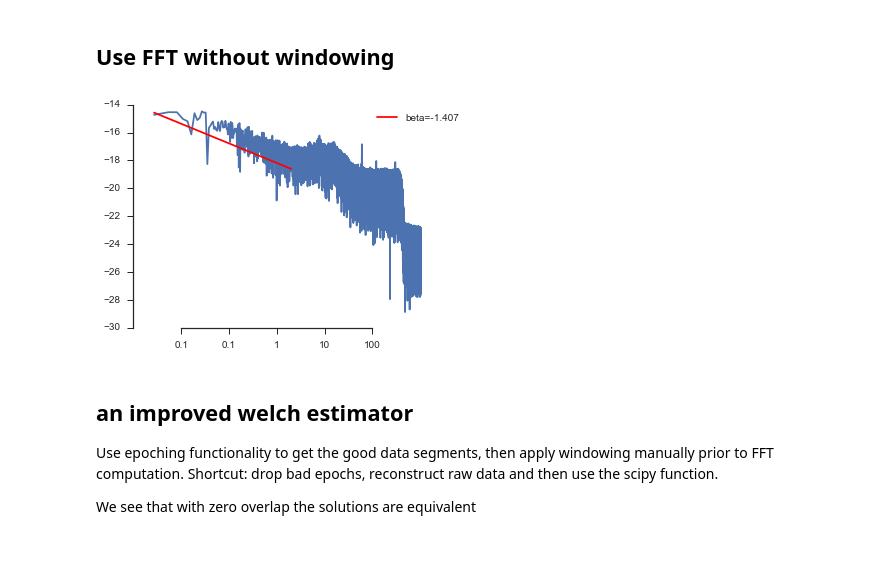
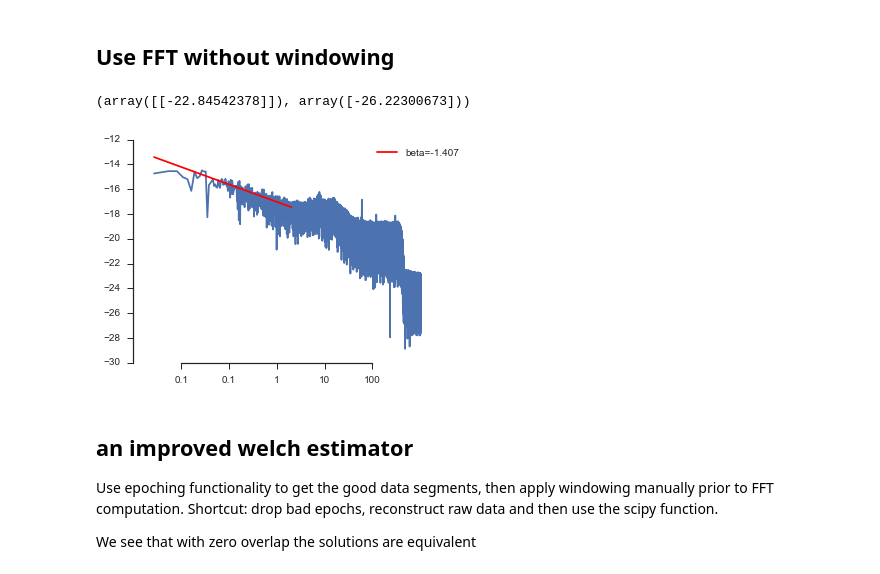
Before and after one commit to neurospin/meg_study_dynamic_scales, a Jupyter notebook: scripts/paper_check_powerlaw_fit.ipynb, the cells around one changed output. Drawn from its saved outputs; the diff is of its cells as text; code cells hidden in the pictures.

```diff
--- a/scripts/paper_check_powerlaw_fit.ipynb
+++ b/scripts/paper_check_powerlaw_fit.ipynb
@@ -190,31 +182,38 @@ for exp in [12, 13, 14, 15, 16, 17, 18]:
 # %% [markdown]
 ## Use FFT without windowing
+# %%
+(lm.intercept_ - (lm.coef_ * frange)), lm.intercept_
+# %% [output]
+(array([[-22.84542378]]), array([-26.22300673]))
 # %%
 from scipy import fft, fftpack
 
 freqs = fftpack.fftfreq(len(raw[100][0][0]), raw.times[1] - raw.times[0])
 freqs = freqs[:freqs.size/2]
 
 psd = fftpack.fft(raw[100][0][0])
 psd = np.abs(psd[:psd.size/2][None, :]) ** 2
 
 fmask = (freqs <= 2) & (freqs > 0)
 lm = LinearRegression(normalize=False).fit(
    np.log10(freqs[fmask][:, None]),
    np.log10(psd.T[fmask]),
    )
 frange = np.log10(freqs[fmask].max()) - np.log10(freqs[fmask].min())
 plt.figure()
 plt.plot(np.log10(freqs), np.log10(psd.T))
+
+fit_line = np.array([lm.intercept_,
+                     lm.intercept_ + lm.coef_ * frange])
+offset = np.abs(np.diff(fit_line.ravel()))[0]
 plt.plot(np.log10(freqs[fmask][[0, -1]]),
-         np.array([lm.intercept_,
-                   lm.intercept_ + lm.coef_ * frange]) + frange, color='red',
+         fit_line + offset, color='red',
          label='beta=%0.3f' % lm.coef_[0])
 plt.legend(loc='best')
 plt.xticks(np.log10([0.01, 0.1, 1, 10, 100]), [0.1, 0.1, 1, 10, 100])
 sns.despine(trim=True)
 # %% [output]
-[figure, old version]
+[figure, new version]
 # %% [markdown]
 ## an improved welch estimator
 
```
Also changed, not shown: parts of 32 cells of this notebook, 4 other files.
